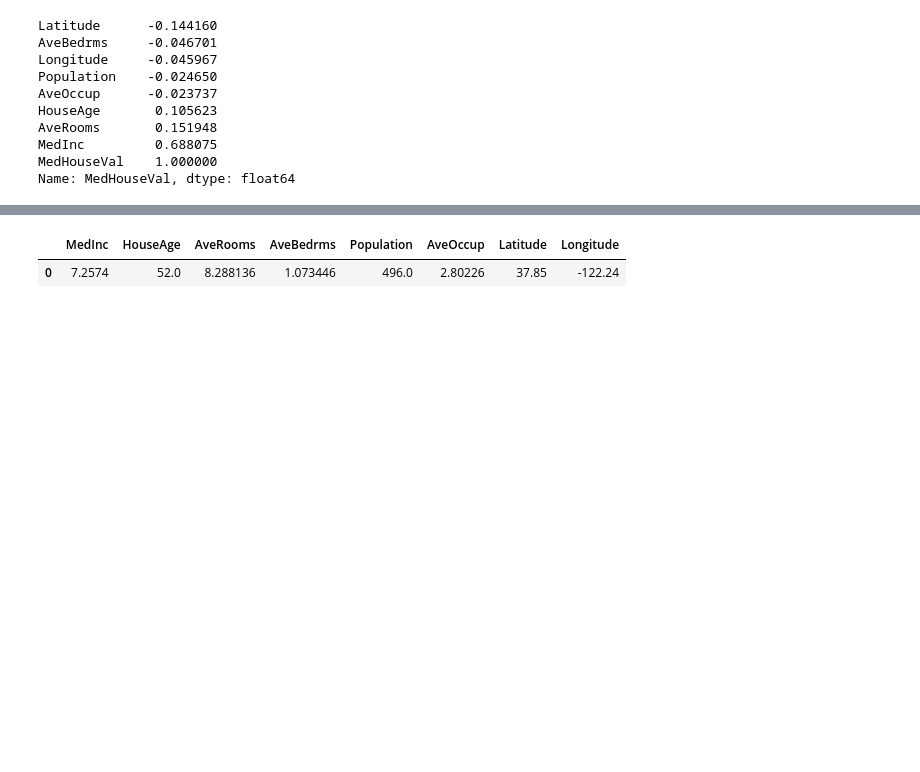
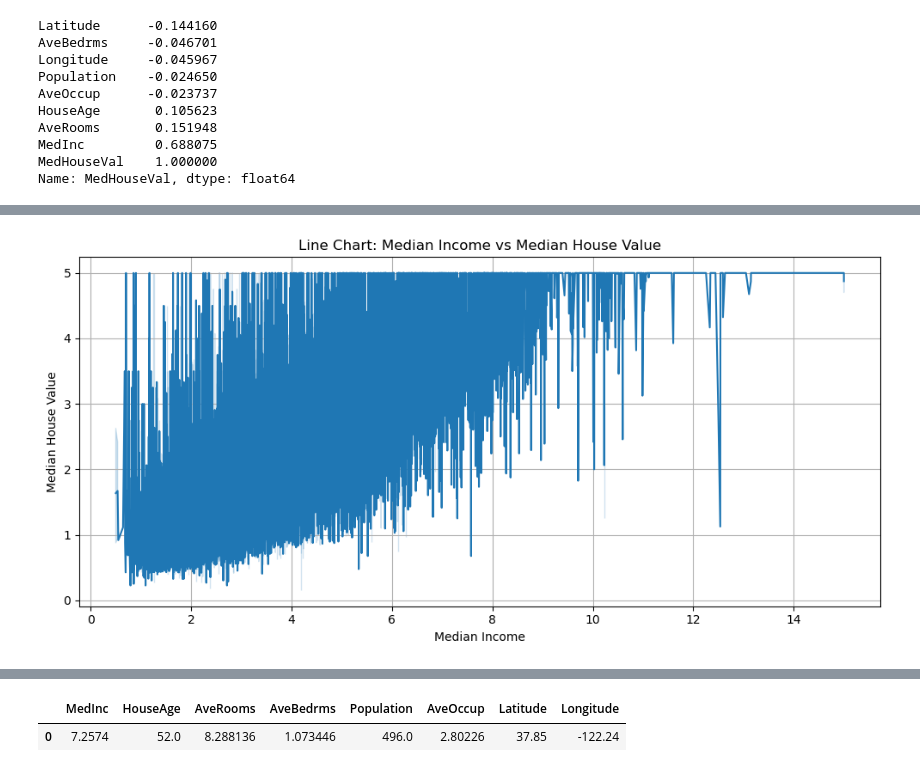
Before and after one commit to mutheeEverlyn/house-price-prediction, a Jupyter notebook: House Prediction Prices.ipynb, the cells around one changed output, grey strips where cells are left out. Cells and saved outputs as stored; diff of their text form; code cells hidden in the pictures; blank space fills up the shorter version.

```diff
--- a/House Prediction Prices.ipynb
+++ b/House Prediction Prices.ipynb
@@ -161,0 +168,14 @@ sns.scatterplot(x=df['AveRooms'],y=df['MedHouseVal'])
+# %%
+# Sort values for a cleaner line plot
+df_sorted = df.sort_values('MedInc')
+
+plt.figure(figsize=(10, 5))
+sns.lineplot(x='MedInc', y='MedHouseVal', data=df_sorted)
+plt.title('Line Chart: Median Income vs Median House Value')
+plt.xlabel('Median Income')
+plt.ylabel('Median House Value')
+plt.grid(True)
+plt.tight_layout()
+plt.show()
+# %% [output]
+[figure, added]
```
Also changed, not shown: parts of 16 cells of this notebook, 1 other file.
